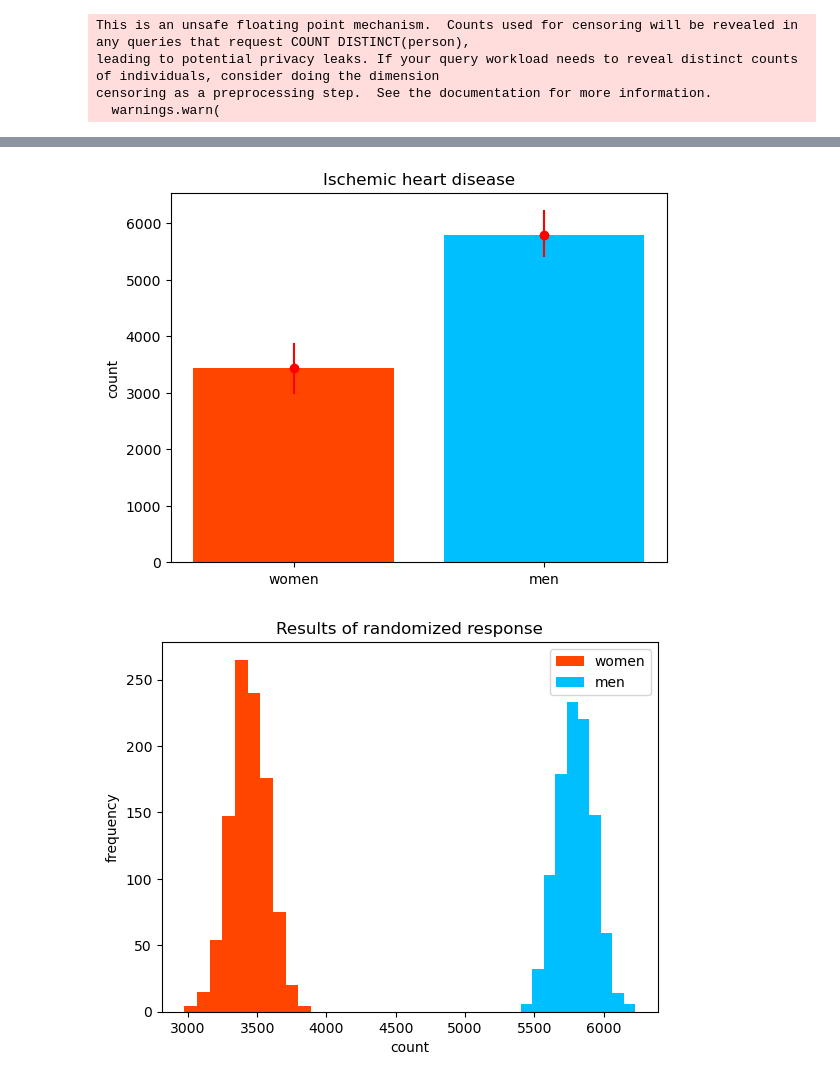
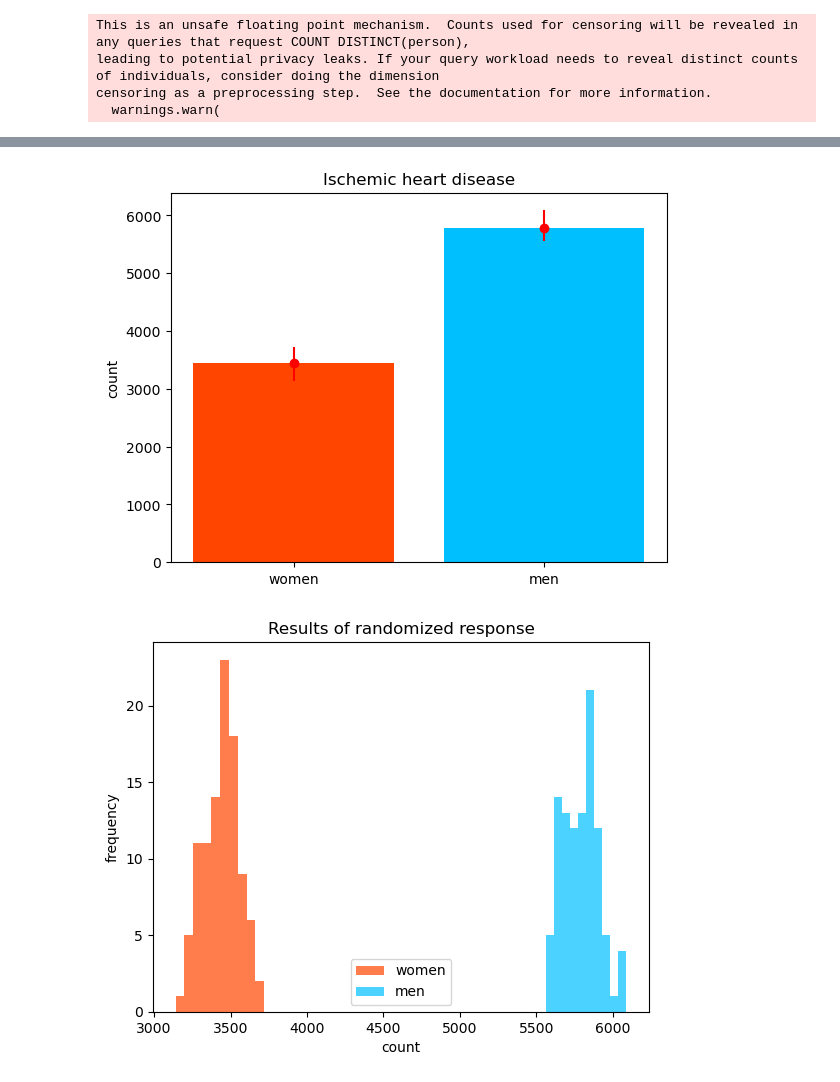
Before and after one commit to EatOreo/DifferentialPrivacyBiasExperiments, a Jupyter notebook: Main.ipynb, the cells around one changed output, grey strips where cells are left out. Saved outputs shown, nothing was run; the diff lists cells and outputs as text; code cells hidden in the pictures.

```diff
--- a/Main.ipynb
+++ b/Main.ipynb
@@ -107,12 +87,30 @@ Below we run the dp mechanism 1000 times and find the min and max frequencies fo
 # %%
 values = []
+wMeans = []
+mMeans = []
 for i in range(100):
     r = reader.execute('SELECT gender, age, COUNT(patient) as amount FROM MyTable GROUP BY gender, age')[1:]
-    for i, e in enumerate(r):
+    wSum = 0
+    wMean = 0
+    mSum = 0
+    mMean = 0
+    #calculate mean for women and men
+    for j, e in enumerate(r):
+        a = e[1]
         v = e[2]
-        if len(values) <= i:
+        if e[0] == 'F':
+            wSum = wSum + v
+            wMean = wMean + (a * v)
+        else:
+            mSum = mSum + v
+            mMean = mMean + (a * v)
+    wMeans.append(round(wMean / wSum, 1))
+    mMeans.append(round(mMean / mSum, 1))
+    for j, e in enumerate(r):
+        v = e[2]
+        if len(values) <= j:
             values.append([])
-        values[i].append(v)
+        values[j].append(v)
 # %%
 minvalues = [None] * len(values)
 maxvalues = [None] * len(values)
@@ -179,7 +191,7 @@ def rr(yesses, all):
 # %%
 wCounts = []
 mCounts = []
-for i in range(1000):
+for i in range(100):
     womenCount = rr(len(truedf.where(truedf.GENDER == 'F').dropna()), len(falsedf.where(falsedf.GENDER == 'F').dropna()))
     menCount = rr(len(truedf.where(truedf.GENDER == 'M').dropna()), len(falsedf.where(falsedf.GENDER == 'M').dropna()))
     wCounts.append(womenCount)
@@ -202,15 +214,15 @@ plt.errorbar(genders, counts, yerr=[[wc - min(wCounts), mc - min(mCounts)], [max
 
 plt.show()
 # %% [output]
-[figure, old version]
+[figure, new version]
 # %%
 plt.cla()
-plt.hist(wCounts, color='orangered', label='women')
-plt.hist(mCounts, color='deepskyblue', label='men')
+plt.hist(wCounts, color='orangered', label='women', alpha=0.7)
+plt.hist(mCounts, color='deepskyblue', label='men', alpha=0.7)
 plt.xlabel('count')
 plt.ylabel('frequency')
 plt.title('Results of randomized response')
 plt.legend()
 plt.show()
 # %% [output]
-[figure, old version]
+[figure, new version]
```
Also changed, not shown: parts of 6 cells of this notebook.
